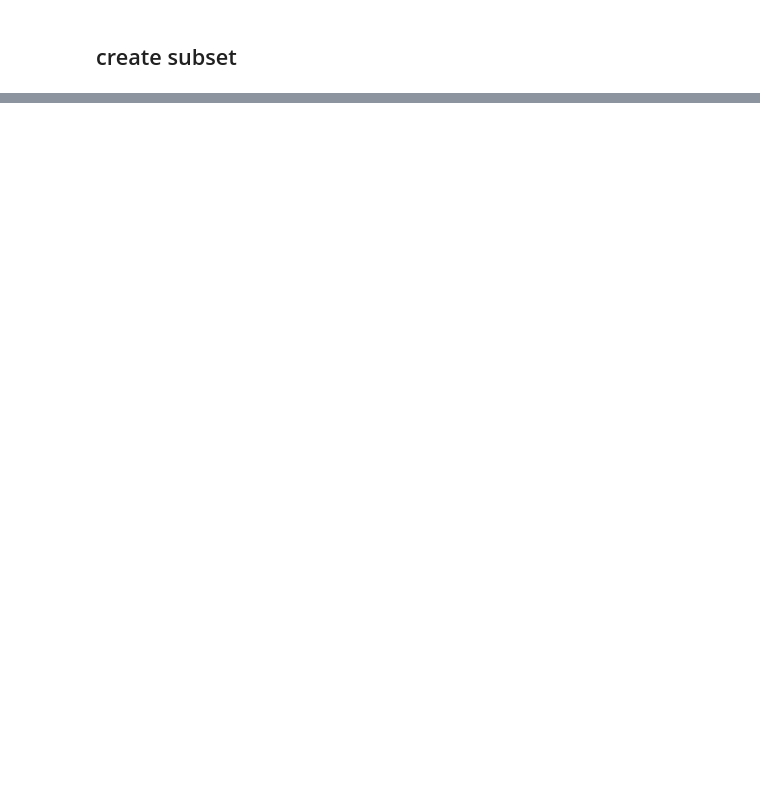
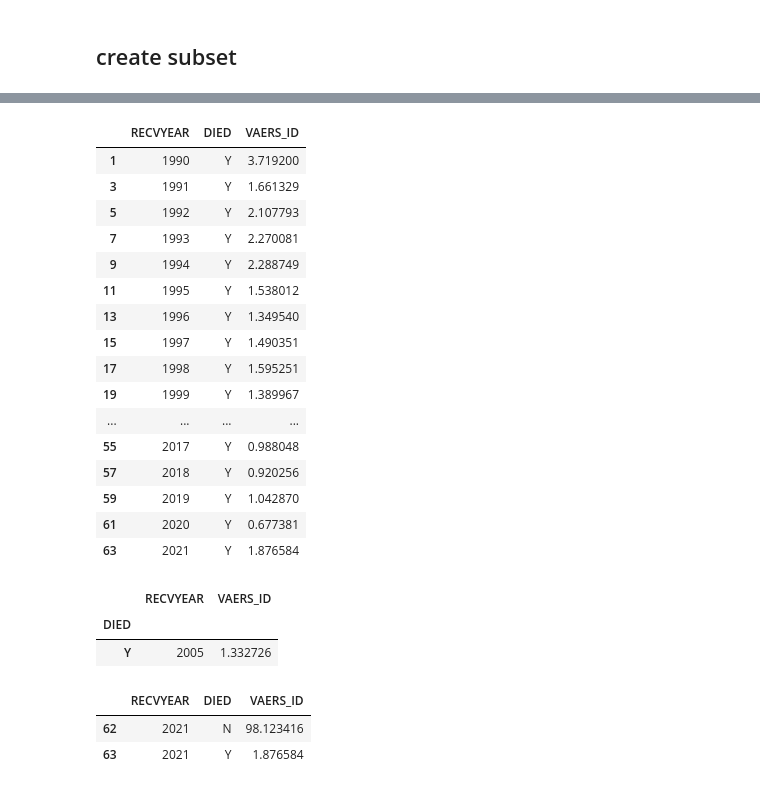
Before and after one commit to philippbeer/vaers_analysis, a Jupyter notebook: vaers_analysis.ipynb, the cells around one changed output, grey strips where cells are left out. Drawn from its saved outputs; the diff is of its cells as text; code cells hidden in the pictures; blank space fills up the shorter version.

```diff
--- a/vaers_analysis.ipynb
+++ b/vaers_analysis.ipynb
@@ -79,0 +147,3 @@ df.dtypes
+# %%
+df_yr_died = df.groupby(['RECVYEAR', 'DIED'])['VAERS_ID'].count()
+df_yr_died.head()
@@ -79,0 +158,2 @@ df.dtypes
+# %%
+df_died_perc = df_yr_died.groupby(level=0).apply(lambda x: x * 100 / float(x.sum())).reset_index()
@@ -79,0 +169,32 @@ df.dtypes
+# %%
+df_died_perc[(df_died_perc['DIED']=="Y")]
+# %% [output]
+|  | RECVYEAR | DIED | VAERS_ID |
+| 1 | 1990 | Y | 3.719200 |
+| 3 | 1991 | Y | 1.661329 |
+| 5 | 1992 | Y | 2.107793 |
+| 7 | 1993 | Y | 2.270081 |
+| 9 | 1994 | Y | 2.288749 |
+| 11 | 1995 | Y | 1.538012 |
+| 13 | 1996 | Y | 1.349540 |
+| 15 | 1997 | Y | 1.490351 |
+| 17 | 1998 | Y | 1.595251 |
+| 19 | 1999 | Y | 1.389967 |
+| ... | ... | ... | ... |
+| 55 | 2017 | Y | 0.988048 |
+| 57 | 2018 | Y | 0.920256 |
+| 59 | 2019 | Y | 1.042870 |
+| 61 | 2020 | Y | 0.677381 |
+| 63 | 2021 | Y | 1.876584 |
+# %%
+df_died_perc[(df_died_perc['RECVYEAR']<2021) & (df_died_perc['DIED']=="Y")].groupby('DIED').mean()
+# %% [output]
+|  | RECVYEAR | VAERS_ID |
+| DIED |  |  |
+| Y | 2005 | 1.332726 |
+# %%
+df_died_perc[(df_died_perc['RECVYEAR']==2021)]
+# %% [output]
+|  | RECVYEAR | DIED | VAERS_ID |
+| 62 | 2021 | N | 98.123416 |
+| 63 | 2021 | Y | 1.876584 |
```
Also changed, not shown: parts of 20 cells of this notebook, 3 other files.
